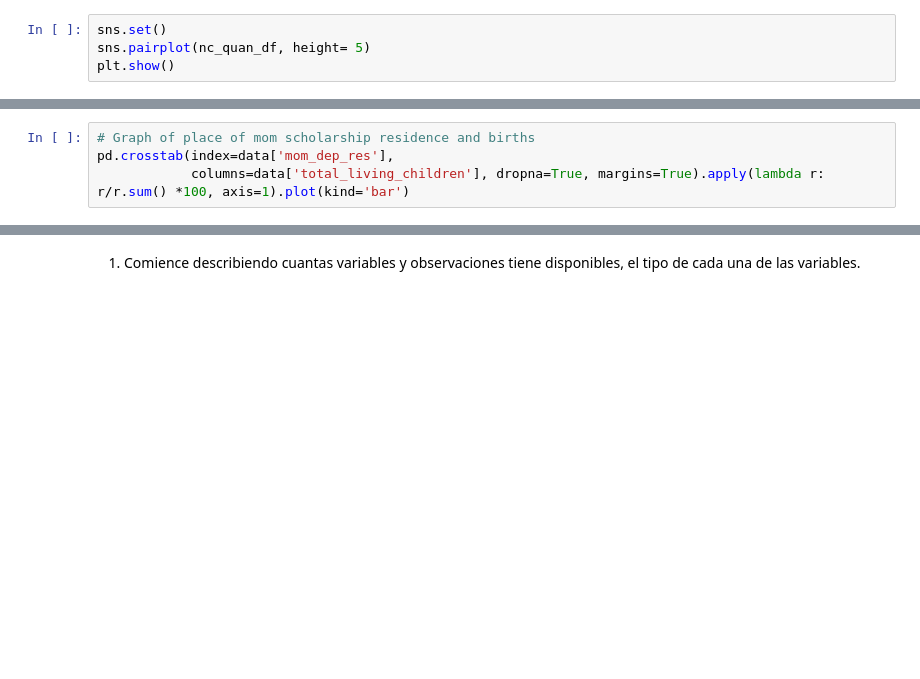
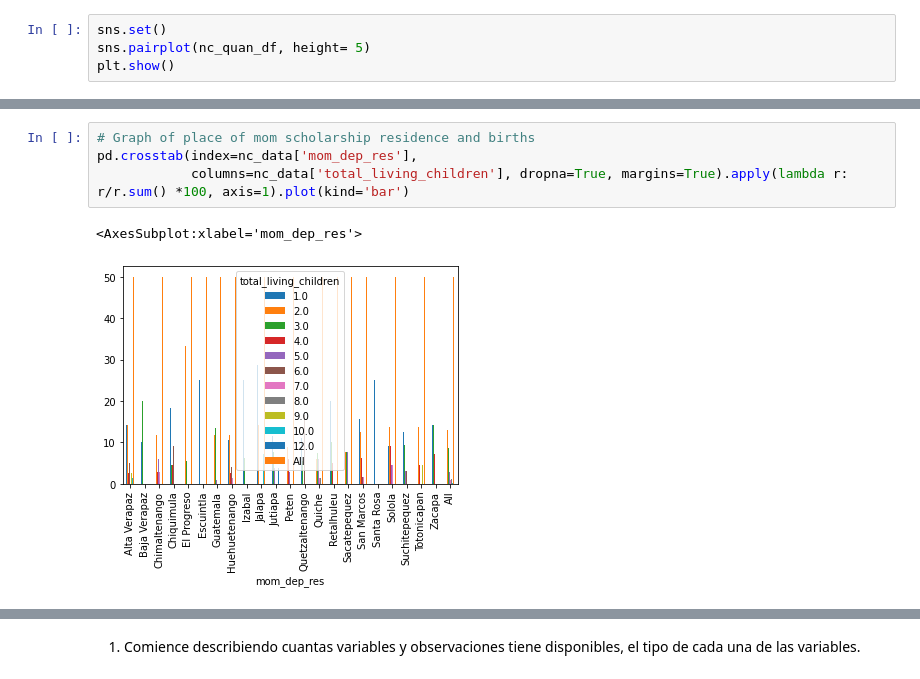
Before and after one commit to JuanPineda115/DataMining-P1, a Jupyter notebook: Group5.ipynb, the cells around one changed output, grey strips where cells are left out. Drawn from its saved outputs; the diff is of its cells as text; blank space fills up the shorter version.

```diff
--- a/Group5.ipynb
+++ b/Group5.ipynb
@@ -370,6 +592,9 @@ pd.crosstab(index=data['mom_scholarship'],
 # %%
 # Graph of place of mom scholarship residence and births
-pd.crosstab(index=data['mom_dep_res'],
-            columns=data['total_living_children'], dropna=True, margins=True).apply(lambda r: r/r.sum() *100, axis=1).plot(kind='bar')
+pd.crosstab(index=nc_data['mom_dep_res'],
+            columns=nc_data['total_living_children'], dropna=True, margins=True).apply(lambda r: r/r.sum() *100, axis=1).plot(kind='bar')
+# %% [output]
+<AxesSubplot:xlabel='mom_dep_res'>
+[figure, added]
 # %%
 # frequency table of mom occupation and births
```
Also changed, not shown: parts of 43 cells of this notebook.
